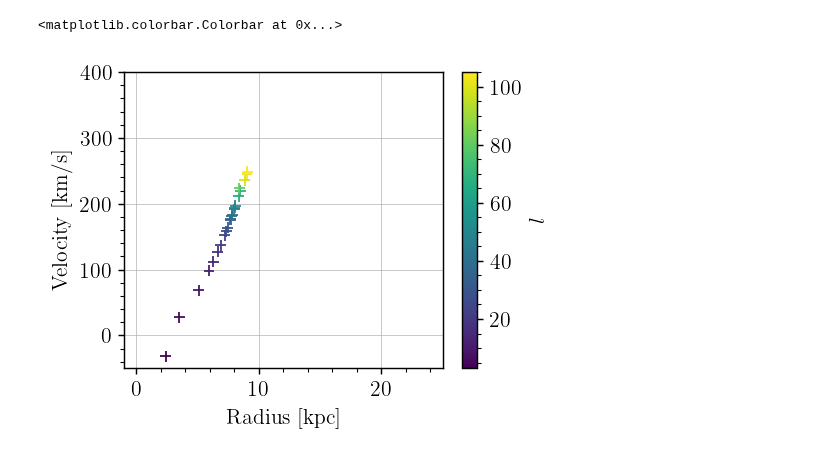
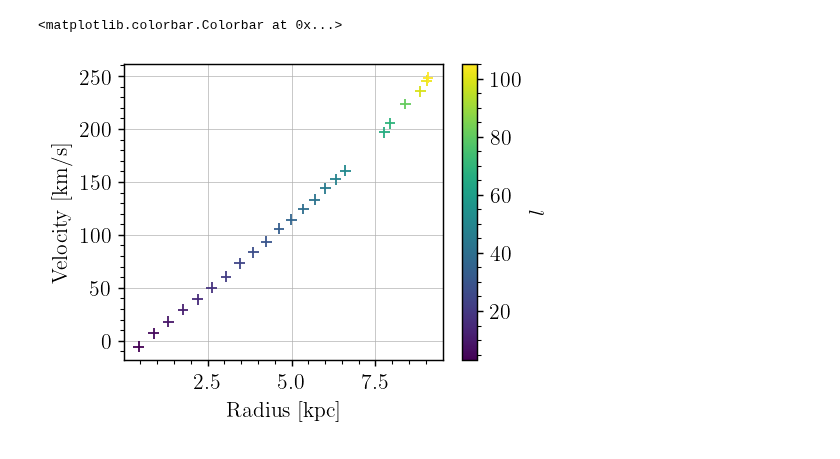
Before and after one commit to TomVdt/TPIII, a Jupyter notebook: 04-radiotelescope/analyse/exp3_brain_damage.ipynb, the cells around one changed output. Saved outputs shown, nothing was run; the diff lists cells and outputs as text; code cells hidden in the pictures.

```diff
--- a/04-radiotelescope/analyse/exp3_brain_damage.ipynb
+++ b/04-radiotelescope/analyse/exp3_brain_damage.ipynb
@@ -87,3 +87,10 @@ def matteo_method(relative_velocity: float | Variable, galactic_longitude: float
     cos_alpha = (R**2 + d**2 - EARTH_GALACTIC_CENTER**2) / (2 * R * d)
     V_hydrogen_cloud = (relative_velocity + V0 * unp.sin(galactic_rad)) / unp.sqrt(1 - cos_alpha**2)
     return V_hydrogen_cloud, R
+# %%
+def tangent_method(relative_velocity: float | Variable, galactic_longitude: float | Variable) -> float | Variable:
+    galactic_rad = deg2rad(galactic_longitude)
+    V_hydrogen = relative_velocity + V0 * unp.sin(galactic_rad)
+    R = EARTH_GALACTIC_CENTER * unp.sin(galactic_rad)
+    # R = EARTH_GALACTIC_CENTER * unp.sin(galactic_rad) * V0 / (V0 * unp.sin(galactic_rad) - relative_velocity)
+    return V_hydrogen, R
@@ -128,20 +188,4 @@ def do_the_processing_mate(freq: np.ndarray, spectrum: np.ndarray, params: dict,
 # %%
-all_peaks = [None] * len(data)
-all_peaks[19] = [725]
-all_peaks[20] = [725]
-
-ignore = np.full(len(data), False)
-ignore[17:22] = True
-ignore[24:27] = True
-ignore[28:32] = True
-ignore[35:] = True
-
-distances = []
-velocities = []
-longitudes = []
-radii = []
-
-
 for i, ((spectrum, params), peaks) in enumerate(zip(data, all_peaks)):
     if (ignore[i]):
         distances.append(None)
@@ -149,12 +193,12 @@ for i, ((spectrum, params), peaks) in enumerate(zip(data, all_peaks)):
         longitudes.append(None)
         radii.append(None)
     else:
-        print(f"Spectrum [{i}]")
-        dist, vel , radius, l = do_the_processing_mate(freq, spectrum, params, noise, peaks_idx=peaks)
+        # print(f"Spectrum [{i}]")
+        dist, vel , radius, l = processing_tangent(freq, spectrum, params, noise, peaks_idx=peaks, display=False)
         distances.append(dist)
         velocities.append(vel)
         longitudes.append(l)
         radii.append(radius)
-        plt.xlim(1.4202e9, 1.4208e9)
-        plt.show()
+        # plt.xlim(1.4202e9, 1.4208e9)
+        # plt.show()
 # %% [output]
@@ -192,12 +208,12 @@ Estimated actual velocity (l=18±1): (127.1±19.4) km/s
 # %%
 plt.scatter([nom_vals(R) for R in radii if R is not None], [v.n / 1000 for v in velocities if v is not None], c = [l.n for l in longitudes if l is not None])
 
-plt.xlim(-1,25)
-plt.ylim(-50,400)
+# plt.xlim(-1,25)
+# plt.ylim(-50,400)
 
 plt.xlabel('Radius [kpc]')
 plt.ylabel('Velocity [km/s]')
 plt.colorbar(label="$l$")
 # %% [output]
 <matplotlib.colorbar.Colorbar at 0x...>
-[figure, old version]
+[figure, new version]
```
Also changed, not shown: parts of 7 cells of this notebook, 1 other file.
